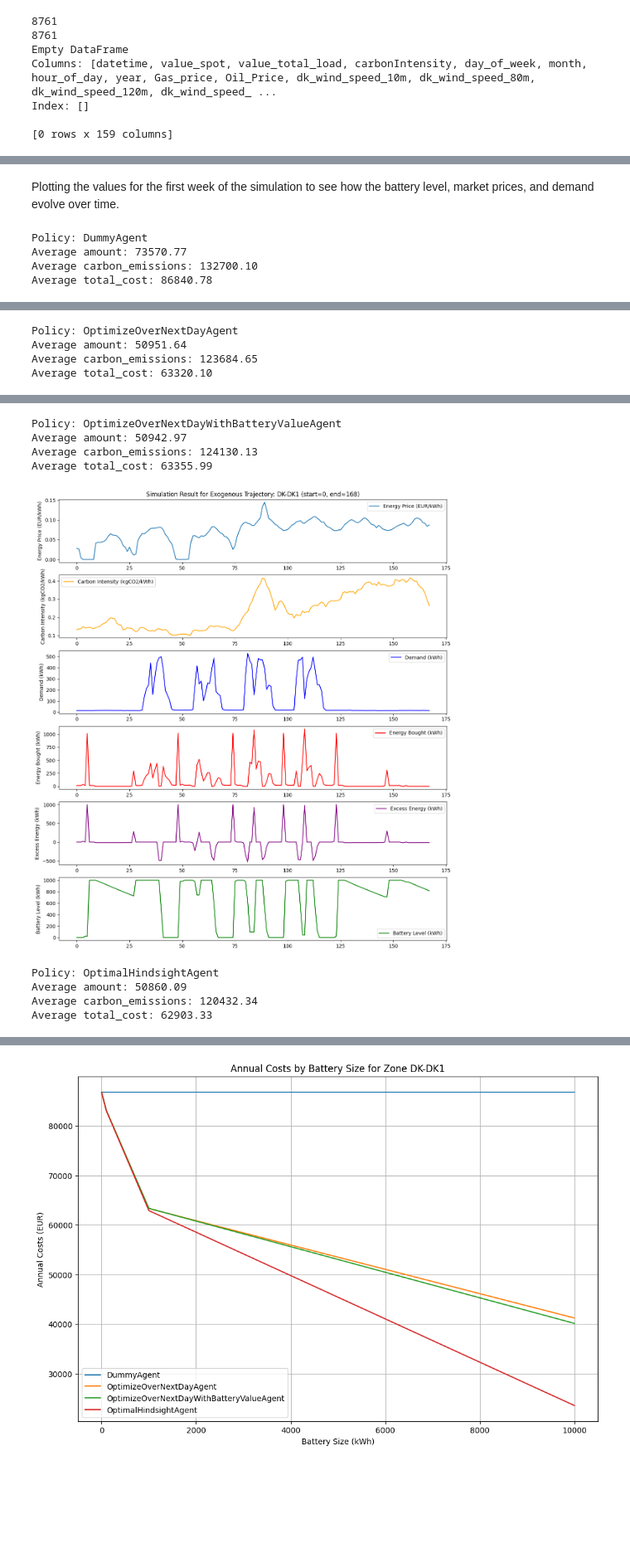
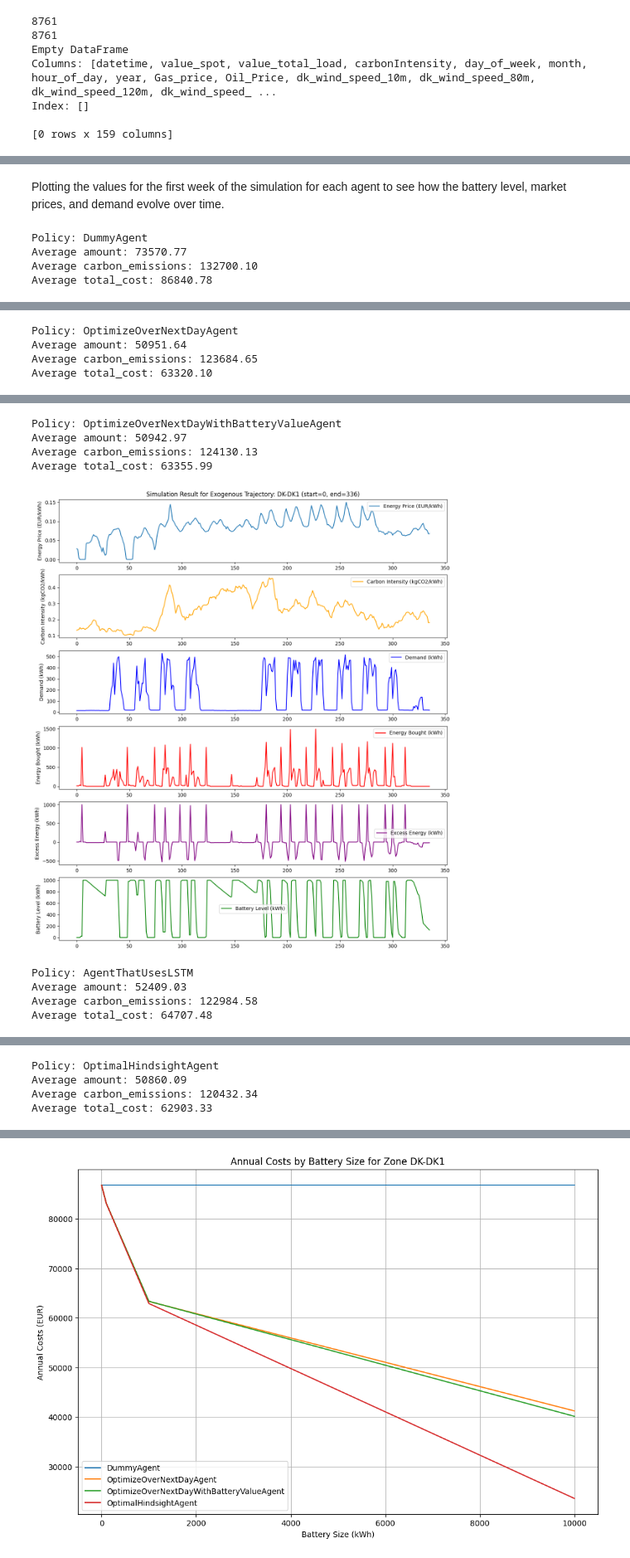
Before and after one commit to JonasDennisHansen/Advanced_business_analytics, a Jupyter notebook: Simulation env.ipynb, the cells around one changed output, grey strips where cells are left out. Shown at 83% size. Saved outputs shown, nothing was run; the diff lists cells and outputs as text; code cells hidden in the pictures; blank space fills up the shorter version.

```diff
--- a/Simulation env.ipynb
+++ b/Simulation env.ipynb
@@ -633,7 +655,6 @@ class OptimizeOverNextDayWithBatteryValueAgent(OptimizeOverNextDayAgent):
 
 This agent uses the LSTM models to predict future market prices and carbon intensity, and then optimizes its actions based on these predictions.
 # %%
-
 class LSTMModel(nn.Module):
     def __init__(self, input_dim, output_dim):
         super().__init__()
@@ -667,11 +688,11 @@ class LSTMModelCarbon(nn.Module):
 class LSTMModelPrice(nn.Module):
     def __init__(self, input_dim, output_dim):
         super().__init__()
-        self.lstm = nn.LSTM(input_dim, 128, num_layers=2, batch_first=True, dropout=0.2)
+        self.lstm = nn.LSTM(input_dim, 48, num_layers=2, batch_first=True, dropout=0.2)
         self.fc = nn.Sequential(
-            nn.Linear(128, 256),
+            nn.Linear(48, 128),
             nn.ReLU(),
-            nn.Linear(256, output_dim)
+            nn.Linear(128, output_dim)
         )
 
     def forward(self, x):
@@ -681,13 +702,13 @@ class LSTMModelPrice(nn.Module):
 
 device = torch.device("cuda" if torch.cuda.is_available() else "cpu")
 
-with open("lstm_model_price.pickle", "rb") as f:
-    checkpoint = pickle.load(f)
+with open("lstm_model_carbon.pkl", "rb") as f:
+    carboncheckpoint = pickle.load(f)
 
-pricemodel = checkpoint["model"]
+carbonmodel = carboncheckpoint["model"]
 
-with open("lstm_model_carbon.pickle", "rb") as f:
-    checkpoint = pickle.load(f)
+with open("lstm_model_price.pkl", "rb") as f:
+    pricecheckpoint = pickle.load(f)
 
-carbonmodel = checkpoint["model"]
+pricemodel = pricecheckpoint["model"]
 # %% [output]
@@ -719,8 +741,8 @@ class AgentThatUsesLSTM(OptimizeOverNextDayWithBatteryValueAgent):
 
 
     def get_exogen_data(self, state):
-        exogen_data = []
-        t = state.time_step
+        exogen_data = [ExogenousValues(energy_price=state.energy_price, carbon_intensity=state.carbon_intensity)]
+        t = state.time_step + 1
         while t in self.saved_exogen_data:
             exogen_data.append(ExogenousValues(
                 energy_price=self.saved_exogen_data[t].energy_price,  # Assuming the model predicts price in EUR/MWh and we need EUR/kWh
@@ -800,12 +835,13 @@ Index: []
 # %%
-with open("2024priceModelData.pickle", "rb") as f:
+with open("exportDataPrice.pkl", "rb") as f:
     priceData = pickle.load(f)
 
-X_price = priceData["X"]
+X_price = priceData[0]
 X_tensor_price = torch.tensor(X_price , dtype=torch.float32).to(device)
 
 print(X_tensor_price.shape)
 print(X_tensor_price[0])
-print(priceData["Y"].shape)
-print(priceData["Y"][0])
+print(priceData[1].shape)
+print(priceData[1][0])
+print(priceData[1][-1])
 # %% [output]
@@ -829,11 +865,12 @@ tensor([[-1.2166, -0.1371, -0.5671,  ..., -0.3147, -0.9811,  1.0978],
 # %%
-with open("2024carbonModelData.pickle", "rb") as f:
+with open("exportDataCarbon.pkl", "rb") as f:
     carbonData = pickle.load(f)
 
-X_carbon = carbonData["X"]
+X_carbon = carbonData[0]
 X_tensor_carbon = torch.tensor(X_carbon , dtype=torch.float32).to(device)
 
 print(X_tensor_carbon.shape)
 print(X_tensor_carbon[0])
-print(carbonData["Y"].shape)
-print(carbonData["Y"][0])
+print(carbonData[1].shape)
+print(carbonData[1][0])
+print(carbonData[1][-1])
@@ -936,11 +999,11 @@ Average amount: 50860.09
 Average carbon_emissions: 120432.34
 Average total_cost: 62903.33
 # %% [markdown]
-Plotting the values for the first week of the simulation to see how the battery level, market prices, and demand evolve over time.
+Plotting the values for the first week of the simulation for each agent to see how the battery level, market prices, and demand evolve over time.
 # %%
 start = 0
 
-end = 24 * 7
+end = 24 * 14
 
 for result in all_results:
     print(f"Policy: {result.policy_name}")
@@ -961,9 +1024,9 @@ Average total_cost: 63320.10
 Policy: OptimizeOverNextDayWithBatteryValueAgent
 Average amount: 50942.97
 Average carbon_emissions: 124130.13
 Average total_cost: 63355.99
-[figure, old version]
+[figure, new version]
-Policy: OptimalHindsightAgent
-Average amount: 50860.09
-Average carbon_emissions: 120432.34
-Average total_cost: 62903.33
+Policy: AgentThatUsesLSTM
+Average amount: 52409.03
+Average carbon_emissions: 122984.58
+Average total_cost: 64707.48
@@ -970,0 +1034,4 @@ Average total_cost: 62903.33
+Policy: OptimalHindsightAgent
+Average amount: 50860.09
+Average carbon_emissions: 120432.34
+Average total_cost: 62903.33
```
Also changed, not shown: parts of 21 cells of this notebook, 4 other files.
